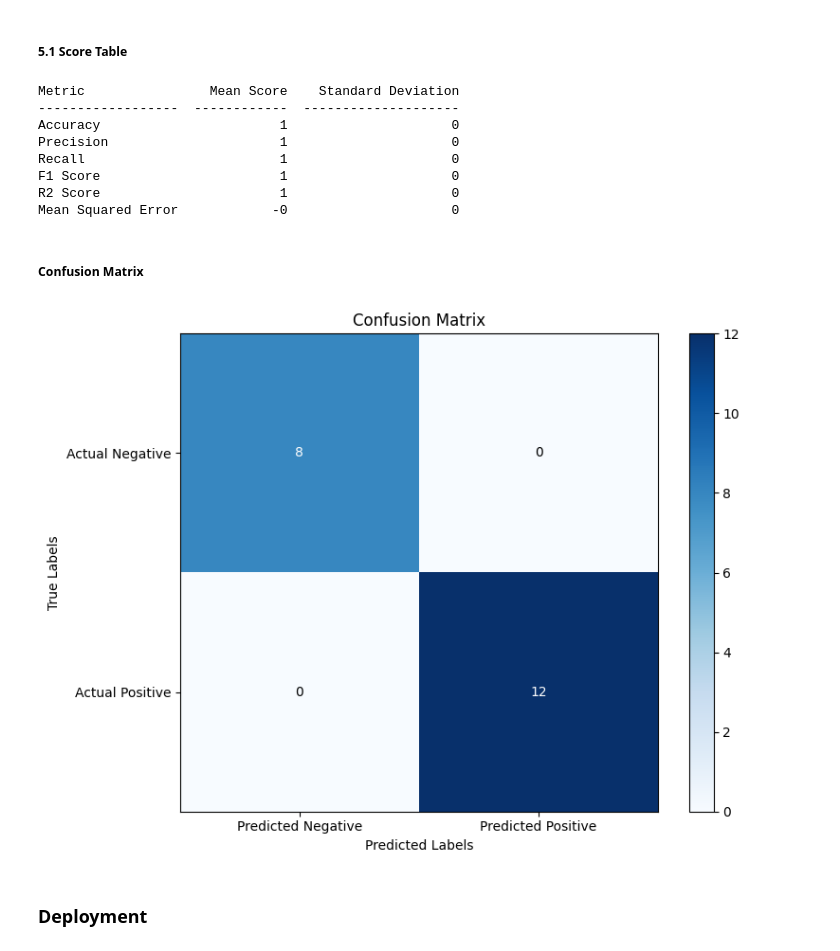
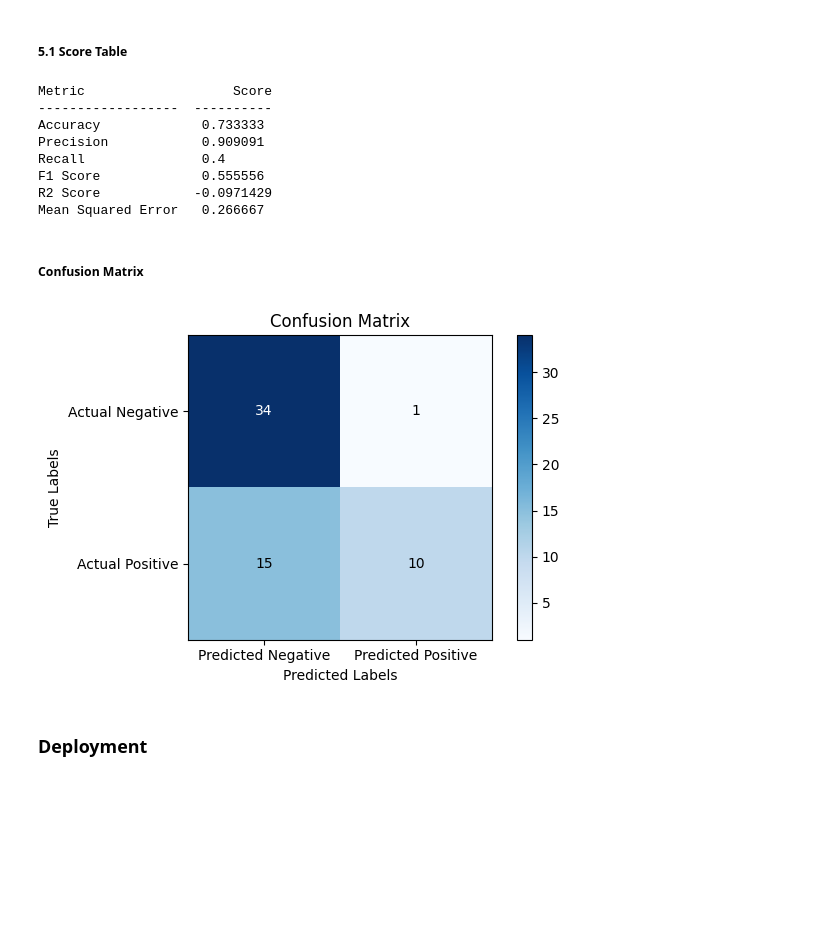
Before and after one commit to AlexDarigan/mtg-rest, a Jupyter notebook: notebooks/1 NaiveBayes/NaiveBayes.ipynb, the cells around one changed output. Cells and saved outputs as stored; diff of their text form; code cells hidden in the pictures; blank space fills up the shorter version.

```diff
--- a/notebooks/1 NaiveBayes/NaiveBayes.ipynb
+++ b/notebooks/1 NaiveBayes/NaiveBayes.ipynb
@@ -212,6 +214,10 @@ plt.show()
 # %%
 # CODE
 from sklearn.model_selection import train_test_split
+
+
+y = data['DEATH_EVENT']
+X = data.drop('DEATH_EVENT', axis=1)
 X_train, X_test, y_train, y_test = train_test_split(X, y, test_size=0.2, random_state=42)
 # %% [markdown]
 ##### 3.8 Addressing Data Imbalance
@@ -248,3 +232,11 @@ y_pred = model.predict(X_test)
+# %%
+# Select Modeling Technique
+from sklearn.naive_bayes import GaussianNB, MultinomialNB, ComplementNB, BernoulliNB, CategoricalNB
+
+# Training & Testing
+model = GaussianNB()
+model.fit(X_train, y_train)
+y_pred = model.predict(X_test)
 # %% [markdown]
 ### 5 Evaluation
 # %% [markdown]
@@ -256,65 +248,67 @@ from tabulate import tabulate
 
 
 # Compute cross-validated scores
-accuracy_scores = cross_val_score(model, X, y, cv=5, scoring='accuracy')
-precision_scores = cross_val_score(model, X, y, cv=5, scoring='precision')
-recall_scores = cross_val_score(model, X, y, cv=5, scoring='recall')
-f1_scores = cross_val_score(model, X, y, cv=5, scoring='f1')
-r2_scores = cross_val_score(model, X, y, cv=5, scoring='r2')
-mean_squared_errors = cross_val_score(model, X, y, cv=5, scoring='neg_mean_squared_error')
+accuracy_scores = accuracy_score(y_true=y_test, y_pred=y_pred) #, cv=5, scoring='accuracy')
+precision_scores = precision_score(y_true=y_test, y_pred=y_pred)
+recall_scores = recall_score(y_true=y_test, y_pred=y_pred)
+f1_scores = f1_score(y_true=y_test, y_pred=y_pred)
+r2_scores = r2_score(y_true=y_test, y_pred=y_pred)
+mean_squared_errors = mean_squared_error(y_true=y_test, y_pred=y_pred)
 
-# Tabulate the scores
-headers = ['Metric', 'Mean Score', 'Standard Deviation']
+
+# # Tabulate the scores
+headers = ['Metric', 'Score']
 scores = [
-    ['Accuracy', np.mean(accuracy_scores), np.std(accuracy_scores)],
-    ['Precision', np.mean(precision_scores), np.std(precision_scores)],
-    ['Recall', np.mean(recall_scores), np.std(recall_scores)],
-    ['F1 Score', np.mean(f1_scores), np.std(f1_scores)],
-    ['R2 Score', np.mean(r2_scores), np.std(r2_scores)],
-    ['Mean Squared Error', -np.mean(mean_squared_errors), np.std(mean_squared_errors)]
+    ['Accuracy', accuracy_scores],
+    ['Precision', precision_scores],
+    ['Recall', recall_scores],
+    ['F1 Score', f1_scores],
+    ['R2 Score', r2_scores],
+    ['Mean Squared Error', mean_squared_errors]
 ]
 
-# Print the table
+# # Print the table
 print(tabulate(scores, headers=headers))
 # %% [output]
-Metric                Mean Score    Standard Deviation
-------------------  ------------  --------------------
-Accuracy                       1                     0
-Precision                      1                     0
-Recall                         1                     0
-F1 Score                       1                     0
-R2 Score                       1                     0
-Mean Squared Error            -0                     0
+Metric                   Score
+------------------  ----------
+Accuracy             0.733333
+Precision            0.909091
+Recall               0.4
+F1 Score             0.555556
+R2 Score            -0.0971429
+Mean Squared Error   0.266667
 # %% [markdown]
 ##### Confusion Matrix
 # %%
 from sklearn.metrics import confusion_matrix
+import matplotlib.pyplot as plt
 
 cm = confusion_matrix(y_test, y_pred)
 
 # Plot the confusion matrix
 cm = confusion_matrix(y_test, y_pred)
-plt.figure(figsize=(8, 6))
+plt.figure(figsize=(6, 4))
 plt.imshow(cm, interpolation='nearest', cmap=plt.cm.Blues)
 plt.title('Confusion Matrix')
 plt.colorbar()
 plt.xticks([0, 1], ['Predicted Negative', 'Predicted Positive'])
 plt.yticks([0, 1], ['Actual Negative', 'Actual Positive'])
 
 thresh = cm.max() / 2.
 for i in range(cm.shape[0]):
     for j in range(cm.shape[1]):
         plt.text(j, i, format(cm[i, j], 'd'),
                  ha="center", va="center",
                  color="white" if cm[i, j] > thresh else "black")
 
 plt.xlabel('Predicted Labels')
 plt.ylabel('True Labels')
 plt.tight_layout()
 
 plt.show()
 # %% [output]
-[figure, old version]
+[figure, new version]
 # %% [markdown]
 ### Deployment
 # %%
```
Also changed, not shown: parts of 24 cells of this notebook.
